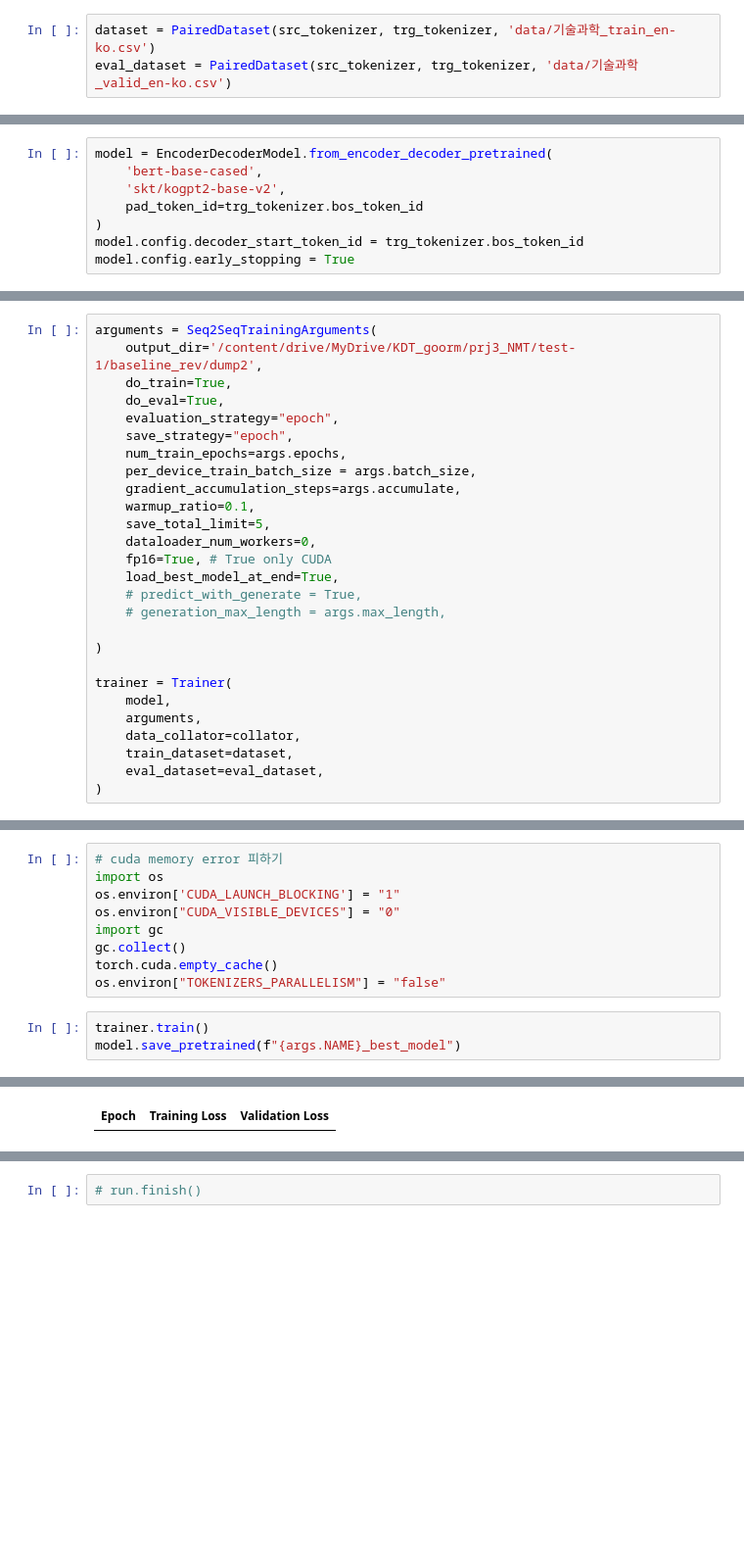
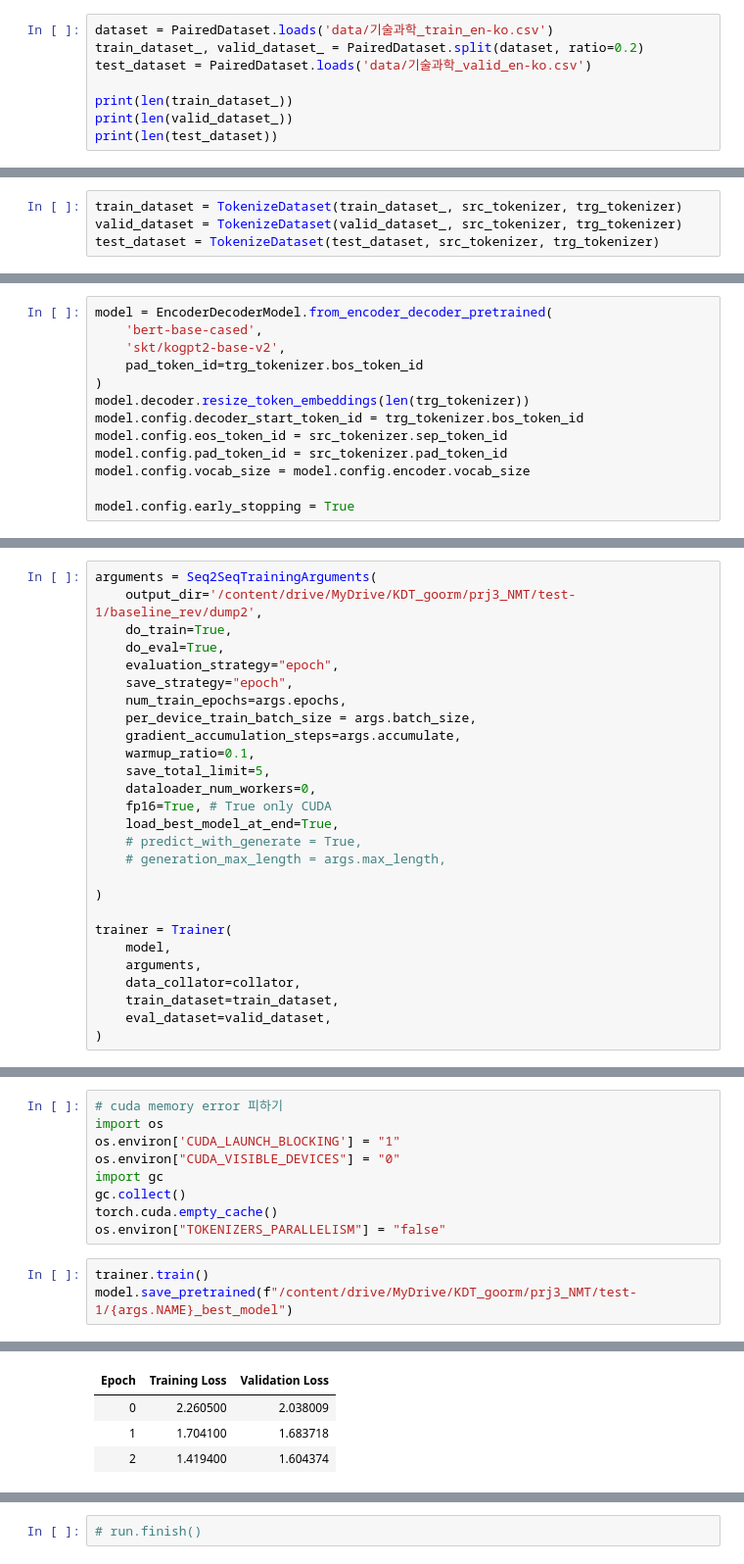
Before and after one commit to gus8054/NLP_Project_3, a Jupyter notebook: train.ipynb, the cells around one changed output, grey strips where cells are left out. Shown at 98% size. Saved outputs shown, nothing was run; the diff lists cells and outputs as text; blank space fills up the shorter version.

Commit message:
tokenizer수정

```diff
--- a/train.ipynb
+++ b/train.ipynb
@@ -144,3 +224,8 @@ The class this function is called from is 'KoGPT2Tokenizer'.
 # %%
-dataset = PairedDataset(src_tokenizer, trg_tokenizer, 'data/기술과학_train_en-ko.csv')
-eval_dataset = PairedDataset(src_tokenizer, trg_tokenizer, 'data/기술과학_valid_en-ko.csv')
+dataset = PairedDataset.loads('data/기술과학_train_en-ko.csv')
+train_dataset_, valid_dataset_ = PairedDataset.split(dataset, ratio=0.2)
+test_dataset = PairedDataset.loads('data/기술과학_valid_en-ko.csv')
+
+print(len(train_dataset_))
+print(len(valid_dataset_))
+print(len(test_dataset))
@@ -146,0 +236,4 @@ eval_dataset = PairedDataset(src_tokenizer, trg_tokenizer, 'data/기술과학_va
+# %%
+train_dataset = TokenizeDataset(train_dataset_, src_tokenizer, trg_tokenizer)
+valid_dataset = TokenizeDataset(valid_dataset_, src_tokenizer, trg_tokenizer)
+test_dataset = TokenizeDataset(test_dataset, src_tokenizer, trg_tokenizer)
@@ -150,7 +259,12 @@ model = EncoderDecoderModel.from_encoder_decoder_pretrained(
     'skt/kogpt2-base-v2',
     pad_token_id=trg_tokenizer.bos_token_id
 )
+model.decoder.resize_token_embeddings(len(trg_tokenizer))
 model.config.decoder_start_token_id = trg_tokenizer.bos_token_id
+model.config.eos_token_id = src_tokenizer.sep_token_id
+model.config.pad_token_id = src_tokenizer.pad_token_id
+model.config.vocab_size = model.config.encoder.vocab_size
+
 model.config.early_stopping = True
 # %% [output]
 loading configuration file https://huggingface.co/bert-base-cased/resolve/main/config.json from cache at /root/.cache/huggingface/transformers/a803e0468a8fe090683bdc453f4fac622804f49de86d7cecaee92365d ...
@@ -196,8 +310,8 @@ trainer = Trainer(
     model,
     arguments,
     data_collator=collator,
-    train_dataset=dataset,
-    eval_dataset=eval_dataset,
+    train_dataset=train_dataset,
+    eval_dataset=valid_dataset,
 )
 # %% [output]
 PyTorch: setting up devices
@@ -217,6 +331,6 @@ torch.cuda.empty_cache()
 os.environ["TOKENIZERS_PARALLELISM"] = "false"
 # %%
 trainer.train()
-model.save_pretrained(f"{args.NAME}_best_model")
+model.save_pretrained(f"/content/drive/MyDrive/KDT_goorm/prj3_NMT/test-1/{args.NAME}_best_model")
 # %% [output]
 ***** Running training *****
@@ -230 +344,4 @@ model.save_pretrained(f"{args.NAME}_best_model")
 | Epoch | Training Loss | Validation Loss |
+| 0 | 2.260500 | 2.038009 |
+| 1 | 1.704100 | 1.683718 |
+| 2 | 1.419400 | 1.604374 |
```
Also changed, not shown: parts of 44 cells of this notebook.
